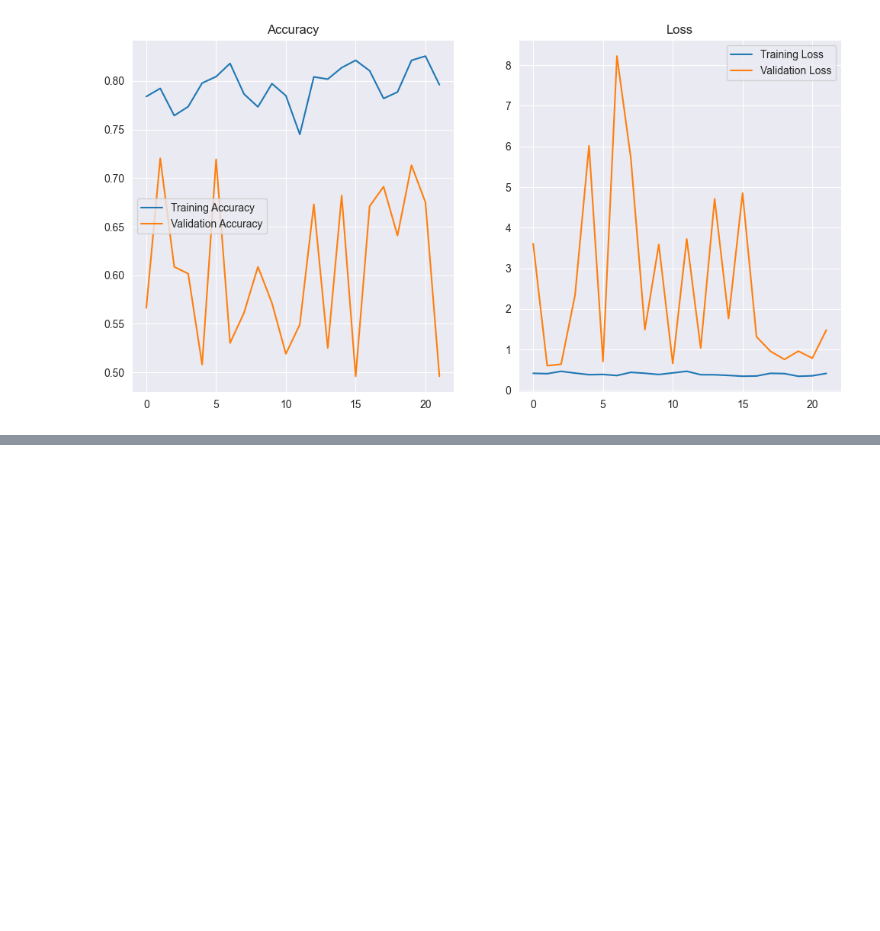
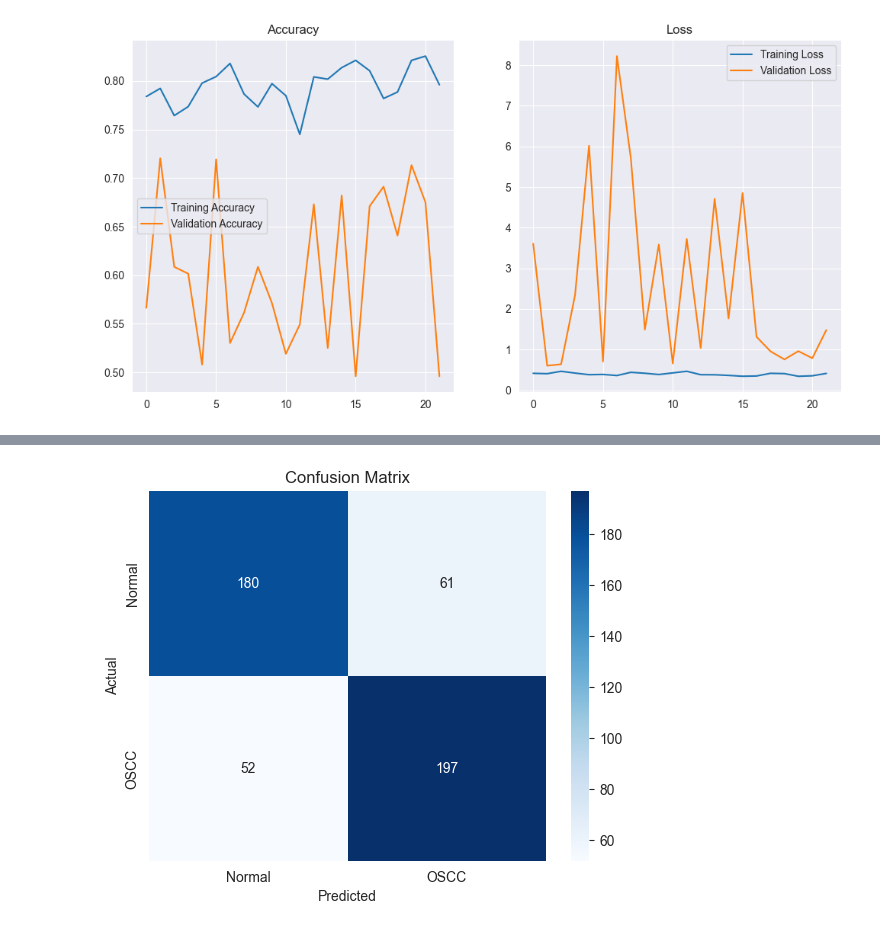
Before and after one commit to yashkk07/Oral-Cancer-Detection, a Jupyter notebook: kan oraldataset.ipynb, the cells around one changed output, grey strips where cells are left out. Drawn from its saved outputs; the diff is of its cells as text; code cells hidden in the pictures; blank space fills up the shorter version.

```diff
--- a/kan oraldataset.ipynb
+++ b/kan oraldataset.ipynb
@@ -549,0 +750,3 @@ plt.show()
+# %%
+model = load_model('resnet_oralcancer_model11.keras')
+model.summary()
@@ -549,0 +779,11 @@ plt.show()
+# %%
+y_pred = np.argmax(model.predict(X_test), axis=1)
+y_true = np.argmax(y_test, axis=1)
+cm = confusion_matrix(y_true, y_pred)
+
+sns.heatmap(cm, annot=True, fmt='d', cmap='Blues', xticklabels=class_names, yticklabels=class_names)
+plt.title('Confusion Matrix')
+plt.xlabel('Predicted')
+plt.ylabel('Actual')
+plt.show()
+# %% [output]
@@ -549,0 +791 @@ plt.show()
+[figure, added]
```
Also changed, not shown: parts of 19 cells of this notebook.
